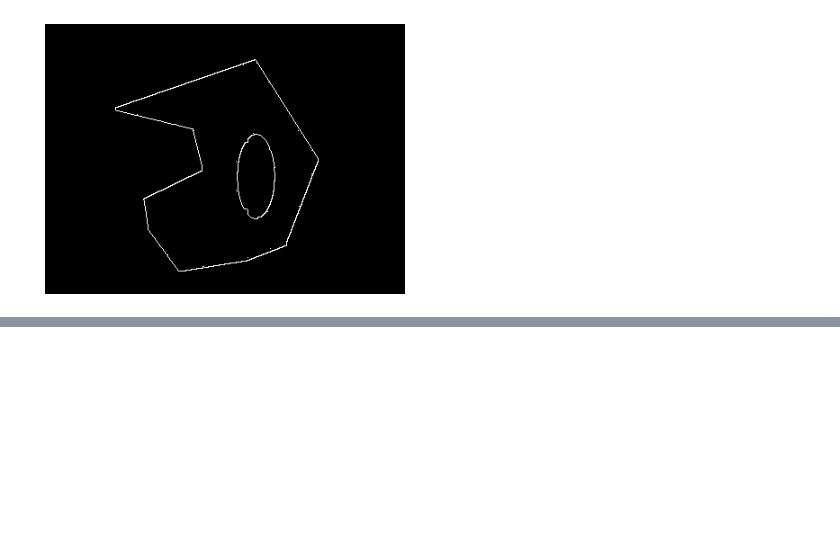
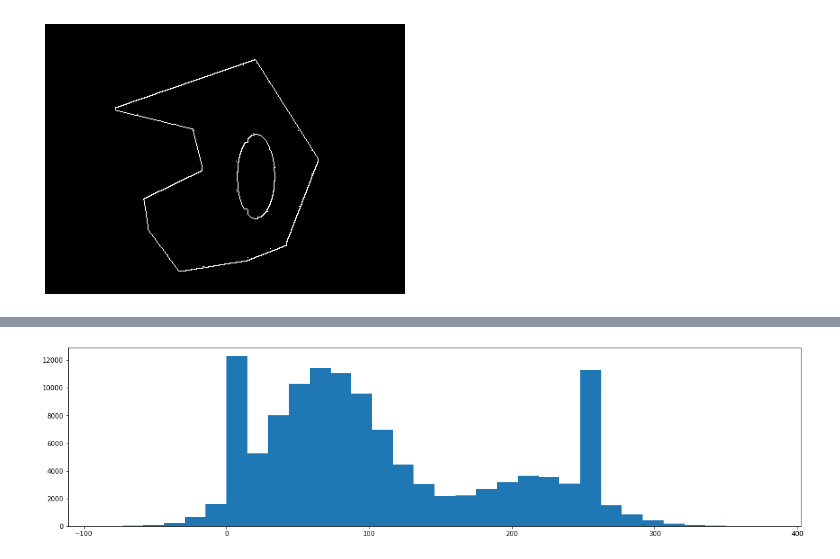
Before and after one commit to Oborichkin/data-processing, a Jupyter notebook: notebooks/contour.ipynb, the cells around one changed output, grey strips where cells are left out. Drawn from its saved outputs; the diff is of its cells as text; code cells hidden in the pictures; blank space fills up the shorter version.

```diff
--- a/notebooks/contour.ipynb
+++ b/notebooks/contour.ipynb
@@ -35,0 +36,4 @@ noised.plot()
+# %%
+noised.histogram(32)
+# %% [output]
+[figure, added]
```
Also changed, not shown: parts of 16 cells of this notebook, 1 other file.
